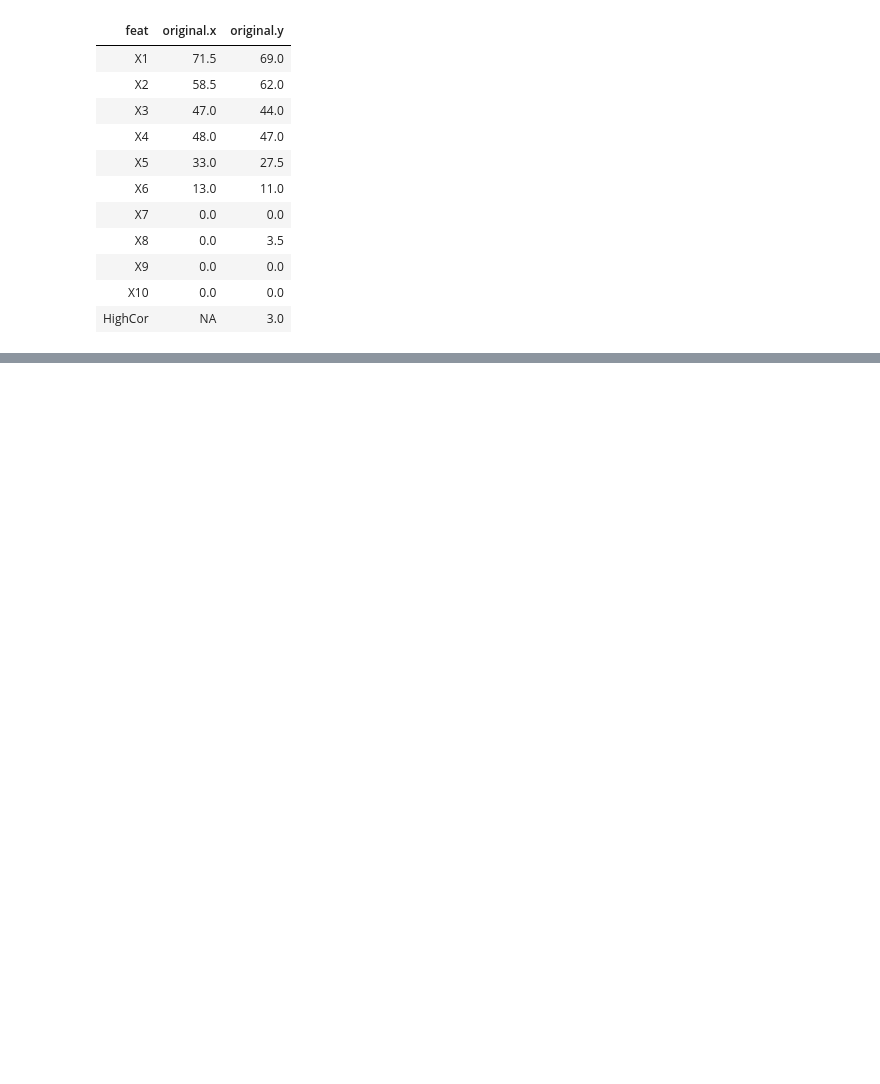
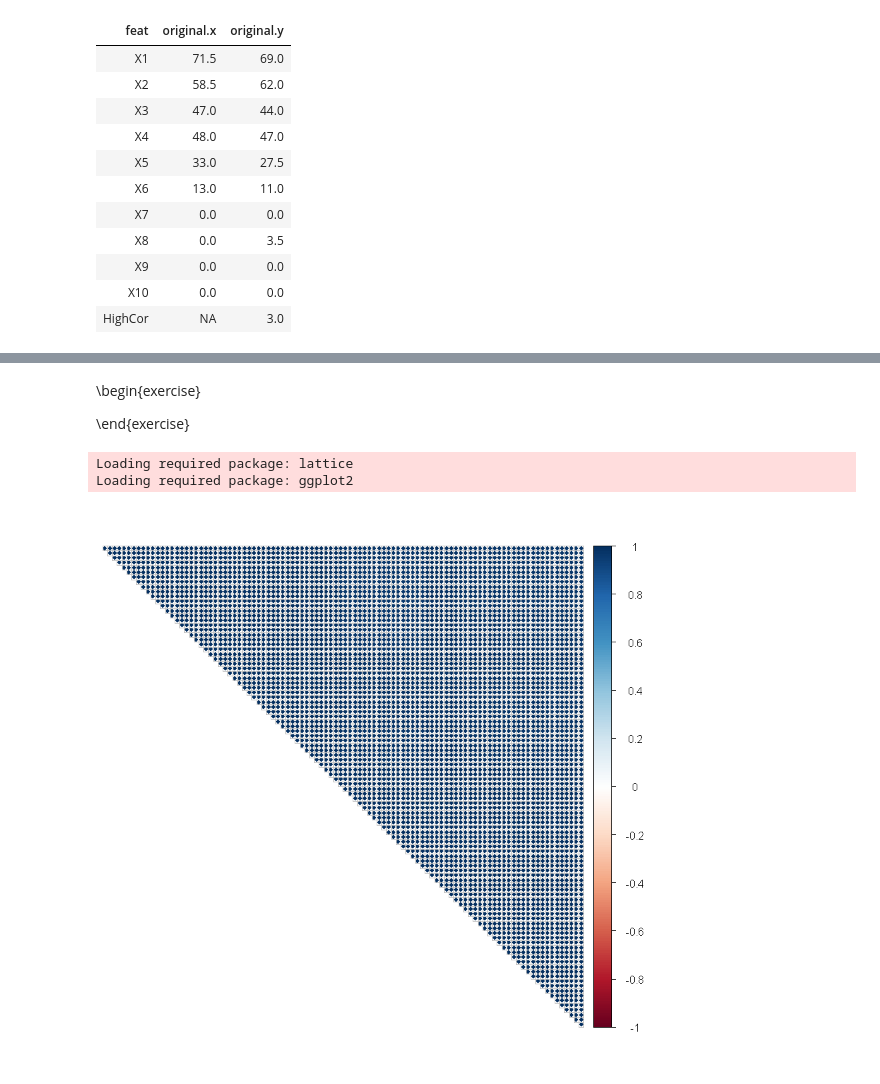
Before and after one commit to Randallzoeng/BookClub, a Jupyter notebook: AppliedPredictiveModeling/Chap. 8 Exercises.ipynb, the cells around one changed output, grey strips where cells are left out. Drawn from its saved outputs; the diff is of its cells as text; code cells hidden in the pictures; blank space fills up the shorter version.

```diff
--- a/AppliedPredictiveModeling/Chap. 8 Exercises.ipynb
+++ b/AppliedPredictiveModeling/Chap. 8 Exercises.ipynb
@@ -216,0 +349,23 @@ merge(imp_cubist1,imp_cubist2,by = 'feat',all.y = TRUE)
+# %% [markdown]
+\begin{exercise}
+
+\end{exercise}
+# %%
+library(caret)
+data(tecator)
+
+set.seed(1029)
+trn_id <- createDataPartition(endpoints[,3],p=3/4,list=F)
+trnX <- data.frame(absorp[trn_id,])
+vldX <- data.frame(absorp[-trn_id,])
+
+trnY <- endpoints[trn_id,3]
+vldY <- endpoints[-trn_id,3]
+# %% [output]
+Loading required package: lattice
+Loading required package: ggplot2
+# %%
+library(corrplot)
+corrplot(cor(trnX),type="upper",order="hclust",tl.pos="n")
+# %% [output]
+[figure, added]
```
Also changed, not shown: parts of 36 cells of this notebook.
